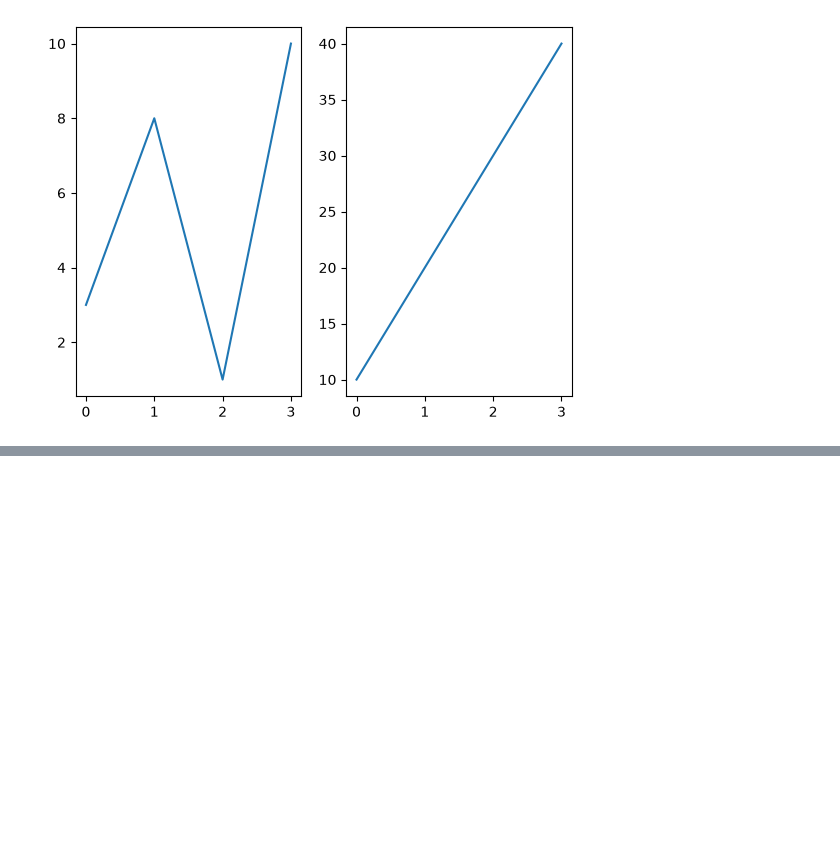
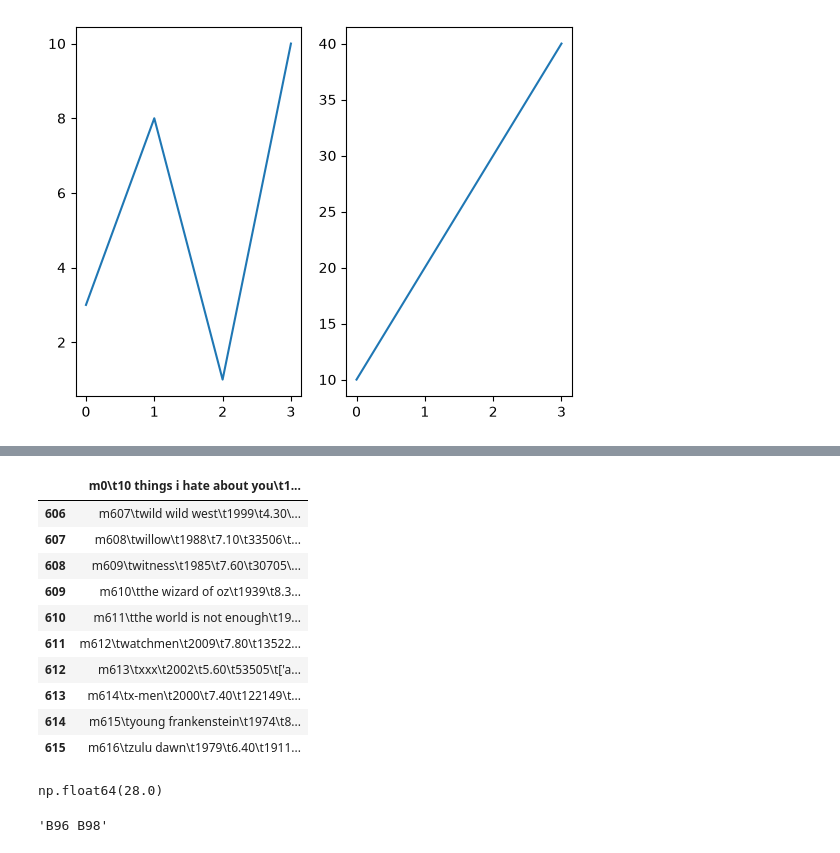
Before and after one commit to priyanship-cse/ADS_26_2026_2503201000866, a Jupyter notebook: Python/matplotlib.ipynb, the cells around one changed output, grey strips where cells are left out. Drawn from its saved outputs; the diff is of its cells as text; code cells hidden in the pictures; blank space fills up the shorter version.

```diff
--- a/Python/matplot.ipynb
+++ b/Python/matplotlib.ipynb
@@ -134,0 +219,25 @@ plt.show()
+# %%
+data1 = pd.read_csv("movie_titles_metadata.tsv")
+data1.tail(10)
+# %% [output]
+|  | m0\t10 things i hate about you\t1... |
+| 606 | m607\twild wild west\t1999\t4.30\... |
+| 607 | m608\twillow\t1988\t7.10\t33506\t... |
+| 608 | m609\twitness\t1985\t7.60\t30705\... |
+| 609 | m610\tthe wizard of oz\t1939\t8.3... |
+| 610 | m611\tthe world is not enough\t19... |
+| 611 | m612\twatchmen\t2009\t7.80\t13522... |
+| 612 | m613\txxx\t2002\t5.60\t53505\t['a... |
+| 613 | m614\tx-men\t2000\t7.40\t122149\t... |
+| 614 | m615\tyoung frankenstein\t1974\t8... |
+| 615 | m616\tzulu dawn\t1979\t6.40\t1911... |
+# %%
+data1["Age"]=data1["Age"].fillna(data1["Age"].median())
+data1["Age"].median()
+# %% [output]
+np.float64(28.0)
+# %%
+# data1["Age"]=data1["Age"].fillna(data1["Age"].mode())
+data1["Cabin"].mode()[0]
+# %% [output]
+'B96 B98'
```
Also changed, not shown: parts of 7 cells of this notebook, 1 other file.
